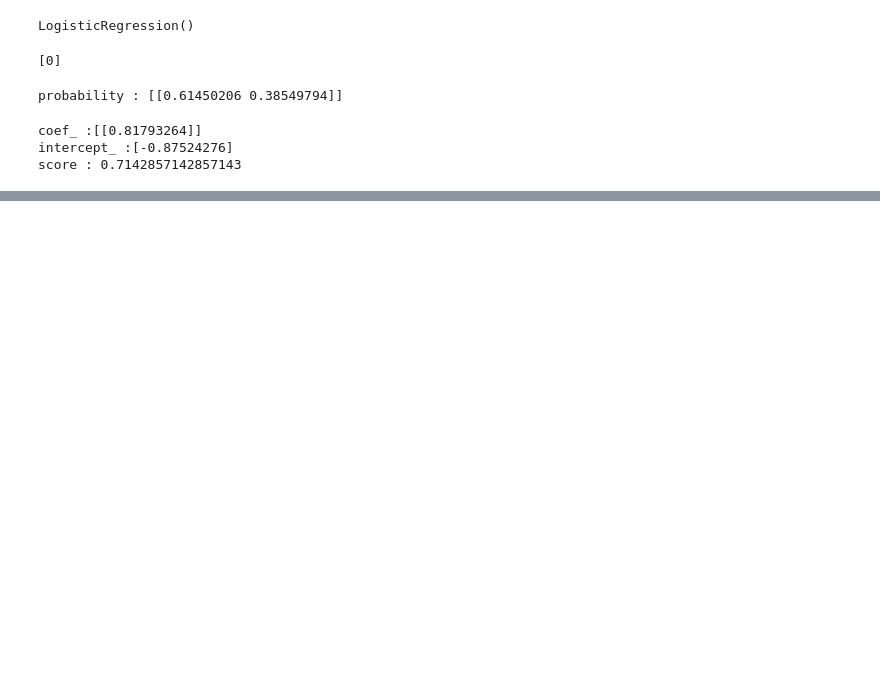
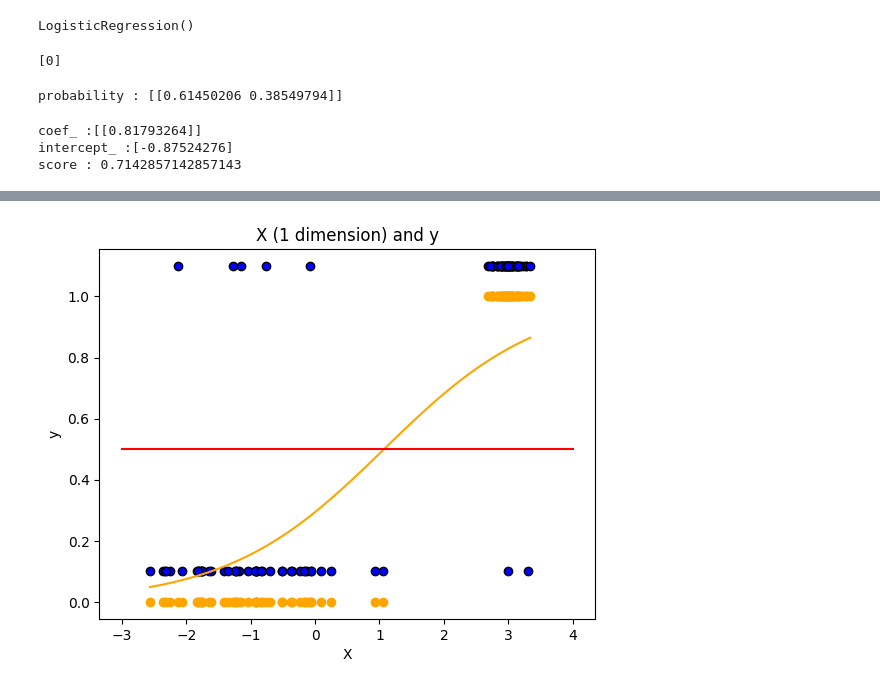
Before and after one commit to NungoEdwin/z01, a Jupyter notebook: classifiction.ipynb, the cells around one changed output, grey strips where cells are left out. Cells and saved outputs as stored; diff of their text form; code cells hidden in the pictures; blank space fills up the shorter version.

```diff
--- a/classifiction.ipynb
+++ b/classifiction.ipynb
@@ -37,0 +106,14 @@ def sigmoid2(x):
+# %%
+x_vals = np.linspace(X.min(), X.max(), 100)
+sigmoid_vals = 1 / (1 + np.exp(-(model.coef_[0][0] * x_vals + model.intercept_[0])))
+pred_classes = predict_class(model.coef_, model.intercept_, X.ravel())
+plt.scatter(X, y+0.1, c='blue', edgecolor='k', label='True')
+plt.scatter(X, pred_classes, c='orange', marker='o', label='Predicted')
+plt.plot(x_vals, sigmoid_vals, c='orange', label='Fitted Sigmoid')
+plt.plot([-3, 4], [0.5, 0.5], 'r-', label='Probability = 0.5')
+plt.xlabel('X')
+plt.ylabel('y')
+plt.title('X (1 dimension) and y')
+plt.show()
+# %% [output]
+[figure, added]
```
Also changed, not shown: parts of 4 cells of this notebook, 1 other file.
